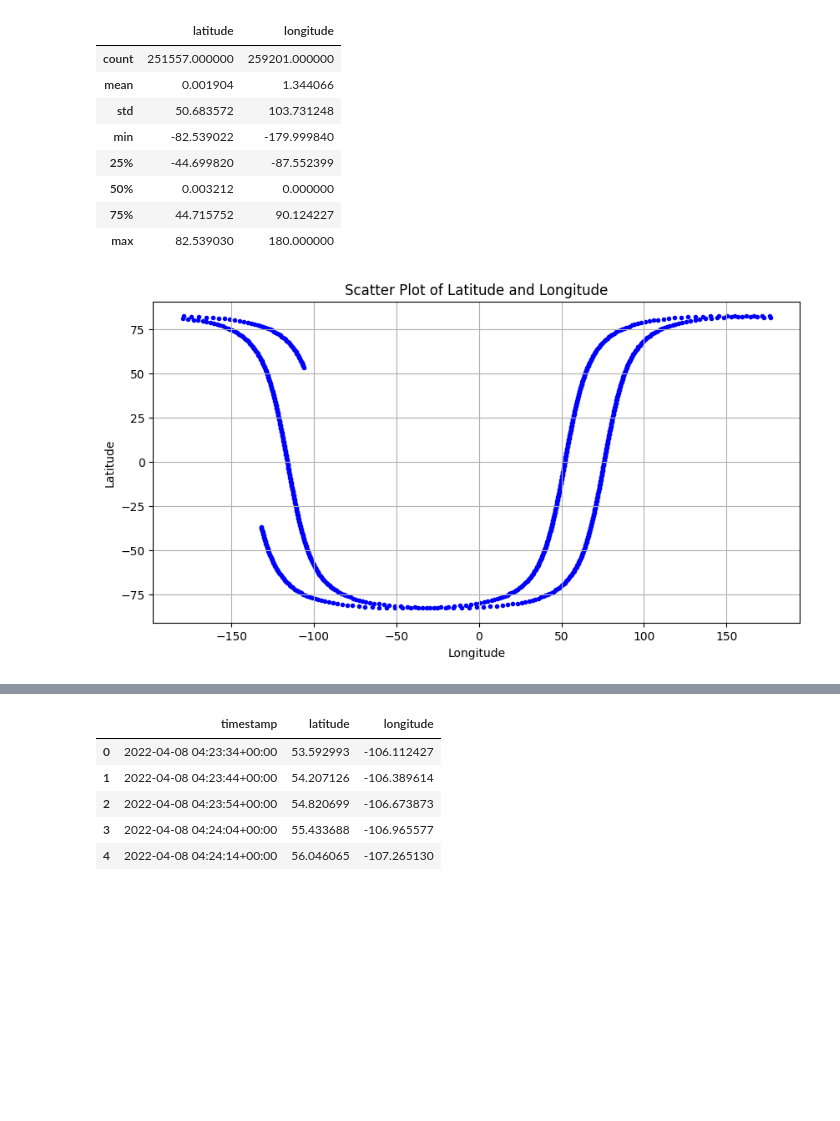
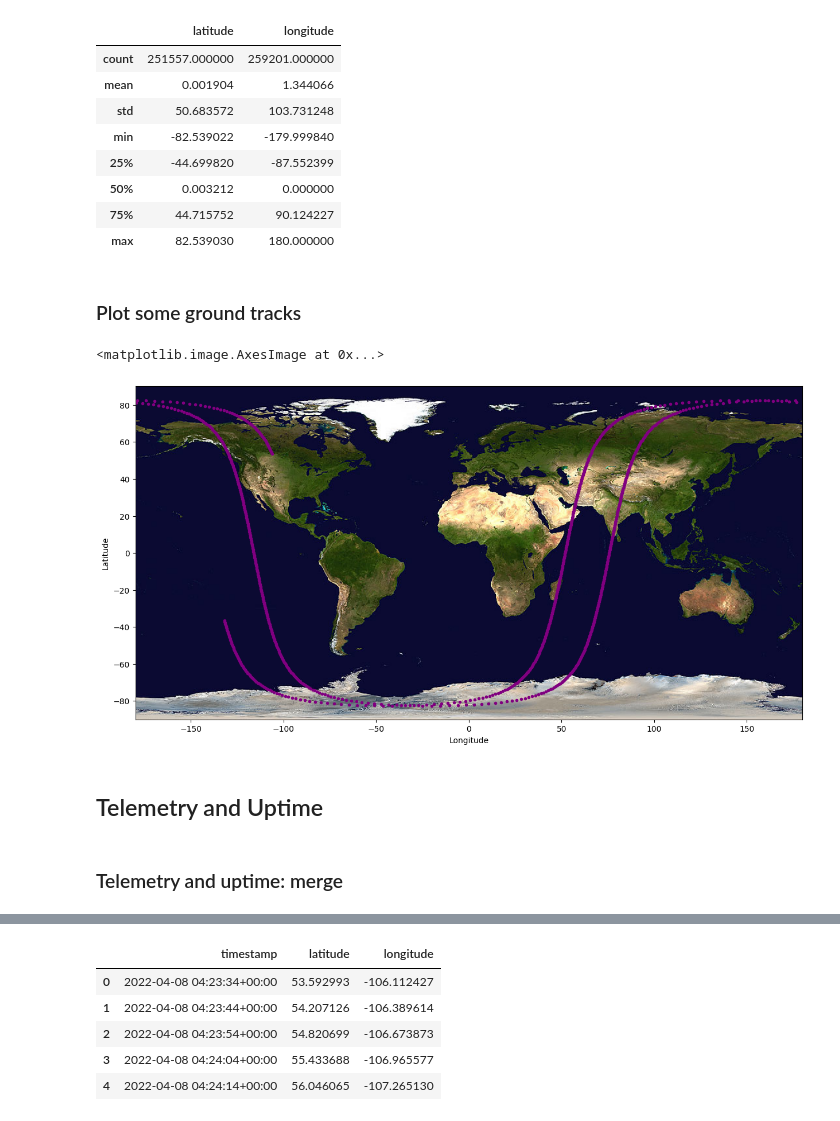
Before and after one commit to estebanfw/telemetry_analysis, a Jupyter notebook: position_analysis.ipynb, the cells around one changed output, grey strips where cells are left out. Drawn from its saved outputs; the diff is of its cells as text; code cells hidden in the pictures; blank space fills up the shorter version.

```diff
--- a/use_orbit_predictor.ipynb
+++ b/position_analysis.ipynb
@@ -93,17 +110,0 @@ import matplotlib.pyplot as plt
-# %%
-# Create the scatter plot
-plt.figure(figsize=(10, 5))
-plt.scatter(longitude[0:1000], latitude[0:1000], c='blue',marker='.')#marker='o'
-
-# Add titles and labels
-plt.title('Scatter Plot of Latitude and Longitude')
-plt.xlabel('Longitude')
-plt.ylabel('Latitude')
-
-# Optionally add grid
-plt.grid(True)
-
-# Show the plot
-plt.show()
-# %% [output]
-[figure, removed]
@@ -111,0 +111,20 @@ utdf=pd.read_pickle("full_data_frame.pkl")
+# %% [markdown]
+### Plot some ground tracks
+# %%
+import matplotlib.image as mpimg
+# Read the image
+img = mpimg.imread('earth_blue_marble.jpg')
+
+# Plot
+fig, ax = plt.subplots(figsize=(15,10))
+ax.scatter(longitude[0:1000], latitude[0:1000], c='purple',marker='.')
+ax.set_xlabel('Longitude')
+ax.set_ylabel('Latitude')
+ax.imshow(img, extent=[-180, 180, -90, 90])
+# %% [output]
+<matplotlib.image.AxesImage at 0x...>
+[figure, added]
+# %% [markdown]
+## Telemetry and Uptime
+# %% [markdown]
+### Telemetry and uptime: merge
```
Also changed, not shown: parts of 21 cells of this notebook.
